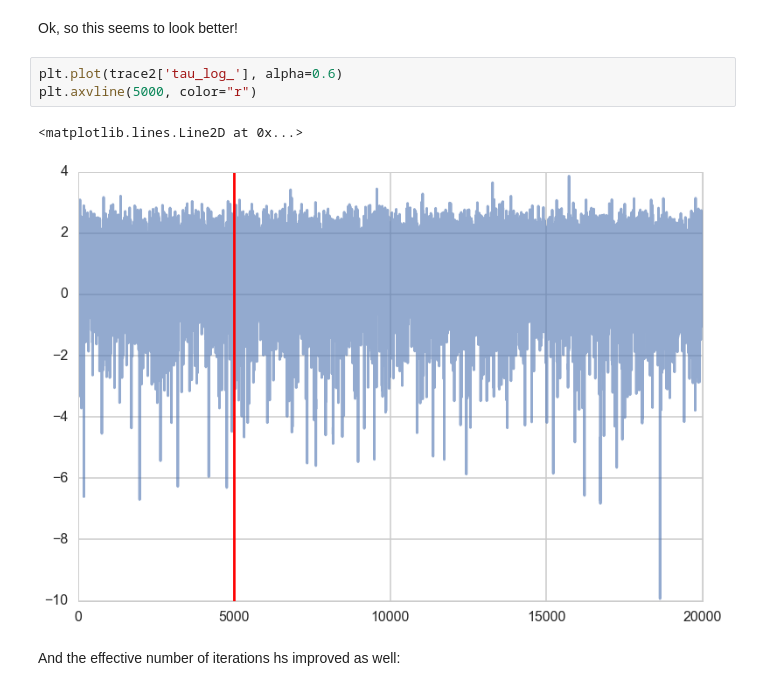
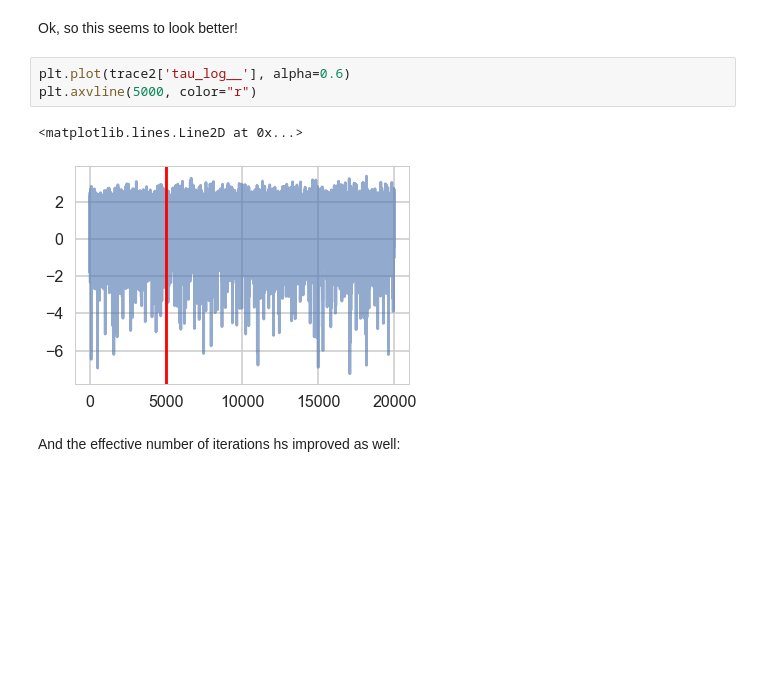
Before and after one commit to AM207/2018spring, a Jupyter notebook: wiki/gelmanschoolstheory.ipynb, the cells around one changed output. Saved outputs shown, nothing was run; the diff lists cells and outputs as text; blank space fills up the shorter version.

```diff
--- a/wiki/gelmanschoolstheory.ipynb
+++ b/wiki/gelmanschoolstheory.ipynb
@@ -185,11 +177,11 @@ array([[<matplotlib.axes._subplots.AxesSubplot object at 0x...>,
 # %% [markdown]
 Ok, so this seems to look better!
 # %%
-plt.plot(trace2['tau_log_'], alpha=0.6)
+plt.plot(trace2['tau_log__'], alpha=0.6)
 plt.axvline(5000, color="r")
 # %% [output]
 <matplotlib.lines.Line2D at 0x...>
-[figure, old version]
+[figure, new version]
 # %% [markdown]
 And the effective number of iterations hs improved as well:
 # %%
```
Also changed, not shown: parts of 13 cells of this notebook, 41 other files.
